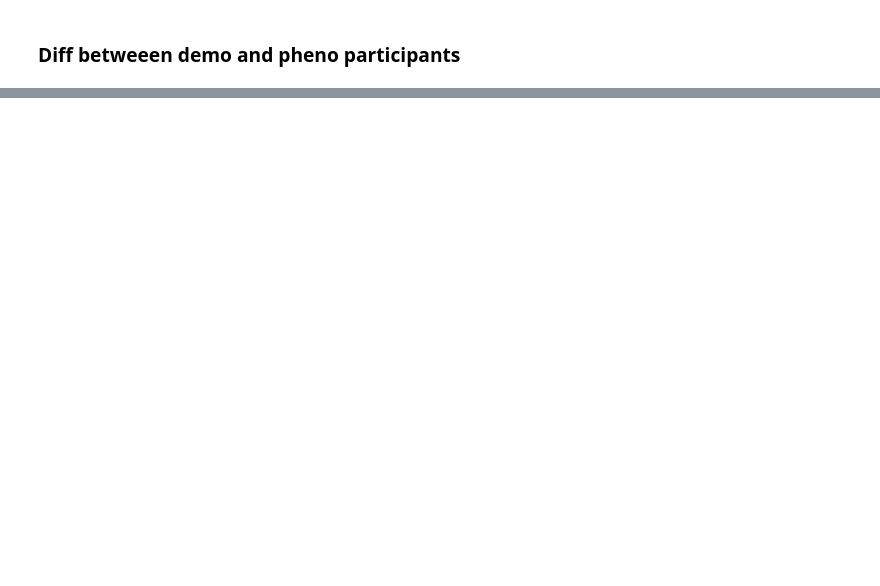
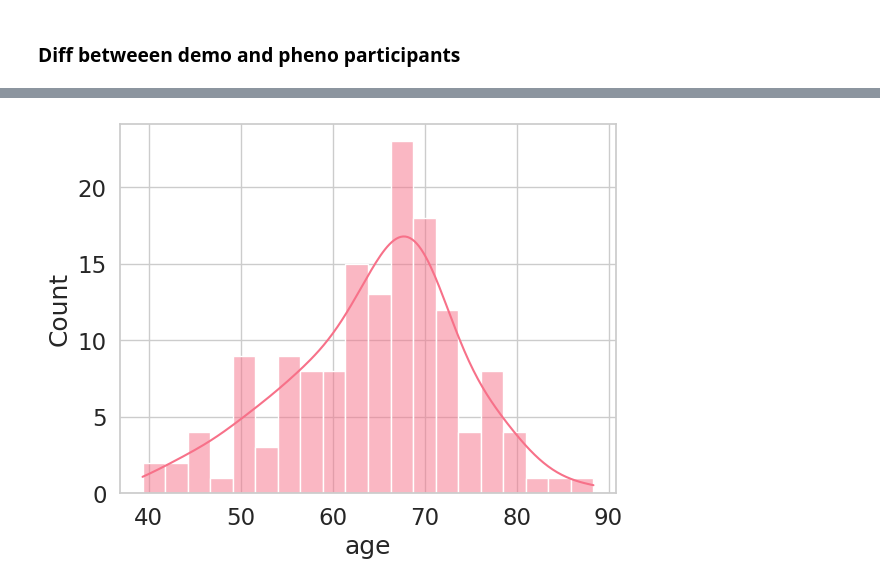
Before and after one commit to nipoppy/nipoppy, a Jupyter notebook: nipoppy/notebooks/redcap.ipynb, the cells around one changed output, grey strips where cells are left out. Cells and saved outputs as stored; diff of their text form; code cells hidden in the pictures; blank space fills up the shorter version.

```diff
--- a/nipoppy/notebooks/redcap.ipynb
+++ b/nipoppy/notebooks/redcap.ipynb
@@ -665,0 +1011,3 @@ demographic_df[demographic_df["assessment"]=="MRI"]
+# %%
+neurocog_df = demographic_df[demographic_df["assessment"]=="NEUROCOG"]
+neurocog_df.head()
@@ -665,0 +1021,7 @@ demographic_df[demographic_df["assessment"]=="MRI"]
+# %%
+with sns.plotting_context("notebook", font_scale=1.5):
+    sns.set_style("whitegrid")
+    sns.set_palette("husl")
+    sns.histplot(neurocog_df["age"], kde=True, bins=20)
+# %% [output]
+[figure, added]
```
Also changed, not shown: parts of 45 cells of this notebook.
